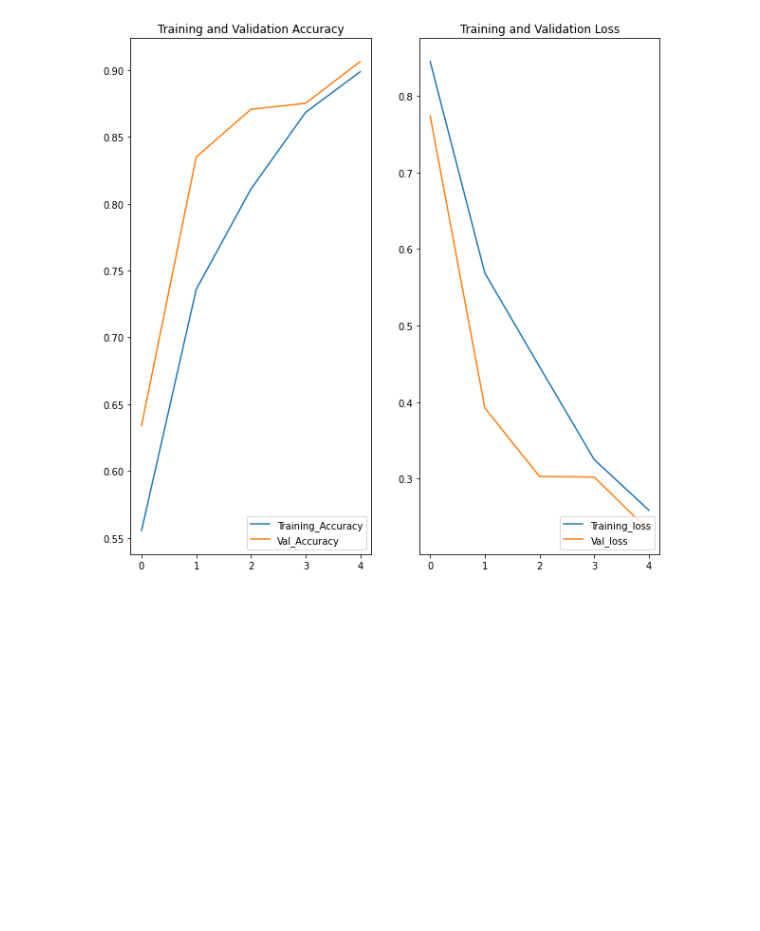
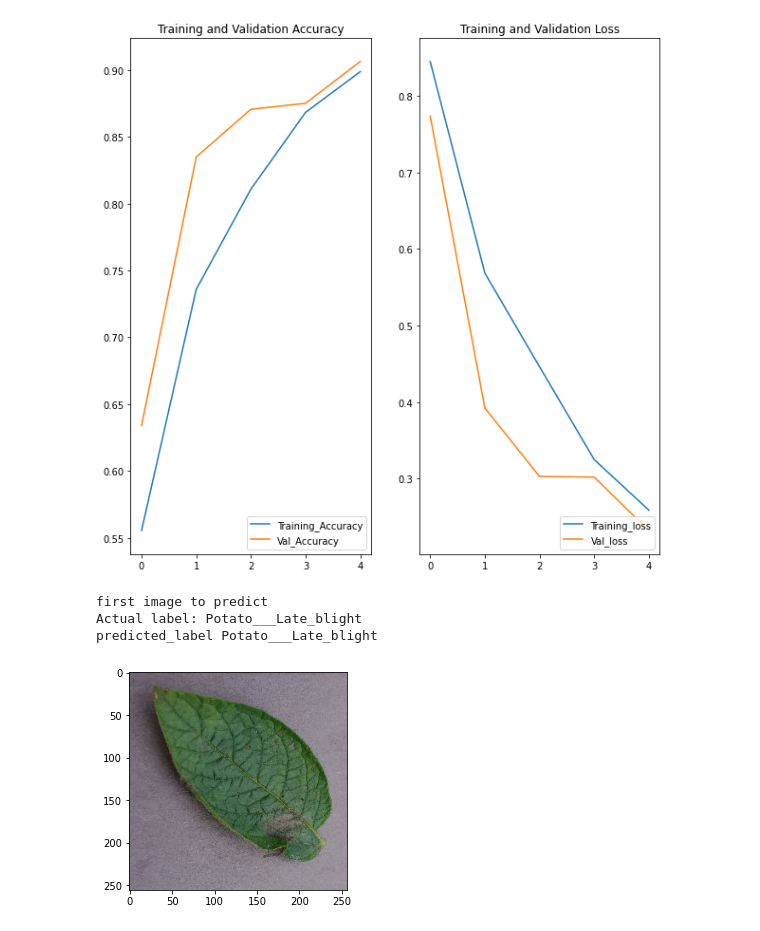
Before and after one commit to Rajashekar-Anumalla/DeepLearningProjects, a Jupyter notebook: Potato_Dieases.ipynb, the cells around one changed output. Cells and saved outputs as stored; diff of their text form; code cells hidden in the pictures; blank space fills up the shorter version.

```diff
--- a/Potato_Dieases.ipynb
+++ b/Potato_Dieases.ipynb
@@ -211,0 +214,16 @@ plt.show()
+# %%
+for image , label in test_ds.take(1):
+  first_image = image[0].numpy().astype('uint8')
+  first_label = label[0].numpy()
+
+  print('first image to predict')
+  plt.imshow(first_image)
+  print('Actual label:', class_names[first_label])
+
+  batch_prediction = model.predict(image)
+  print('predicted_label',class_names[np.argmax(batch_prediction[0])])
+# %% [output]
+first image to predict
+Actual label: Potato___Late_blight
+predicted_label Potato___Late_blight
+[figure, added]
```
Also changed, not shown: parts of 4 cells of this notebook.
